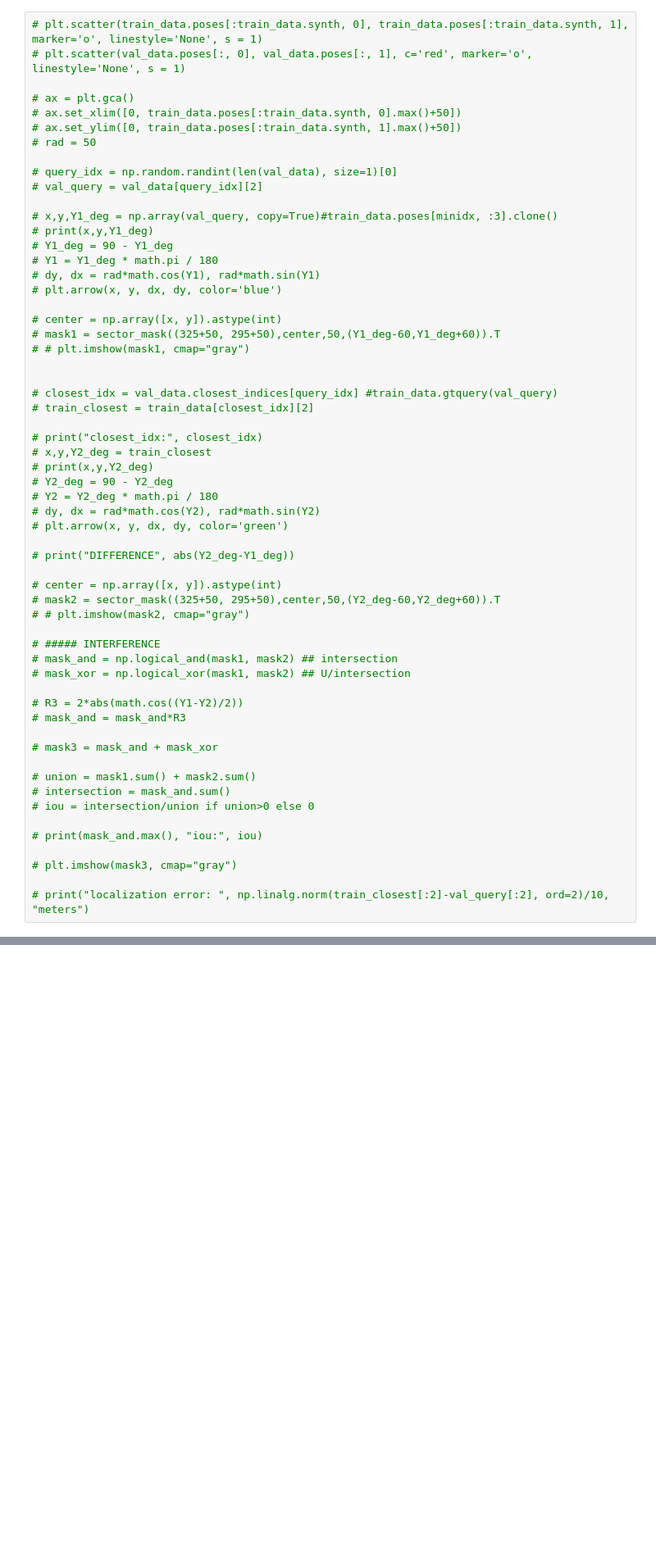
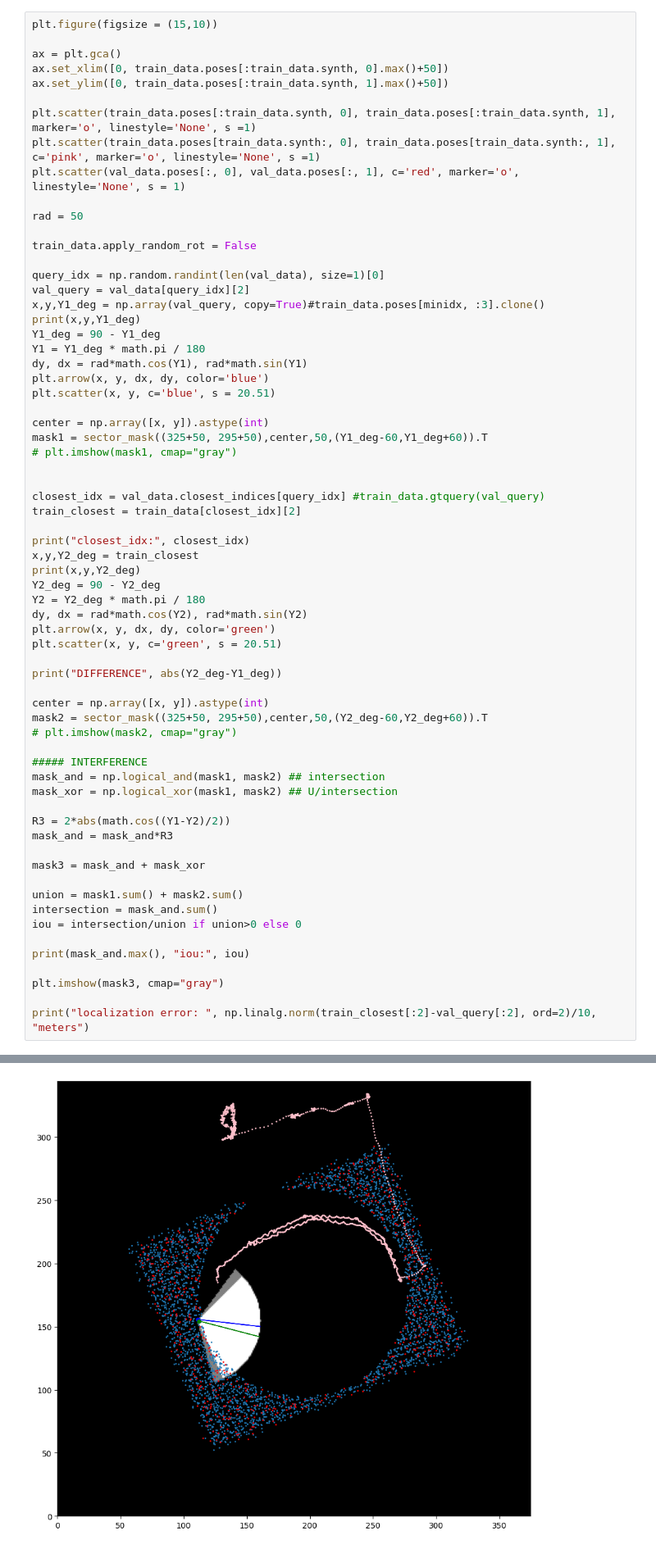
Before and after one commit to Bender97/SonarDescriptor-DF, a Jupyter notebook: SonarDescriptor_method-Copy1.ipynb, the cells around one changed output, grey strips where cells are left out. Shown at 82% size. Drawn from its saved outputs; the diff is of its cells as text; blank space fills up the shorter version.

Commit message:
real poses are taking into consideration, it works also for new dataset

```diff
--- a/SonarDescriptor_method-Copy1.ipynb
+++ b/SonarDescriptor_method-Copy1.ipynb
@@ -351,59 +358,67 @@ plt.imshow(query_real_image.detach().cpu().numpy()[0, :, :], cmap='gray')
 # %%
-# plt.scatter(train_data.poses[:train_data.synth, 0], train_data.poses[:train_data.synth, 1], marker='o', linestyle='None', s = 1)
-# plt.scatter(val_data.poses[:, 0], val_data.poses[:, 1], c='red', marker='o', linestyle='None', s = 1)
+plt.figure(figsize = (15,10))
 
-# ax = plt.gca()
-# ax.set_xlim([0, train_data.poses[:train_data.synth, 0].max()+50])
-# ax.set_ylim([0, train_data.poses[:train_data.synth, 1].max()+50])
-# rad = 50
+ax = plt.gca()
+ax.set_xlim([0, train_data.poses[:train_data.synth, 0].max()+50])
+ax.set_ylim([0, train_data.poses[:train_data.synth, 1].max()+50])
 
-# query_idx = np.random.randint(len(val_data), size=1)[0]
-# val_query = val_data[query_idx][2]
+plt.scatter(train_data.poses[:train_data.synth, 0], train_data.poses[:train_data.synth, 1], marker='o', linestyle='None', s =1)
+plt.scatter(train_data.poses[train_data.synth:, 0], train_data.poses[train_data.synth:, 1], c='pink', marker='o', linestyle='None', s =1)
+plt.scatter(val_data.poses[:, 0], val_data.poses[:, 1], c='red', marker='o', linestyle='None', s = 1)
 
-# x,y,Y1_deg = np.array(val_query, copy=True)#train_data.poses[minidx, :3].clone()
-# print(x,y,Y1_deg)
-# Y1_deg = 90 - Y1_deg
-# Y1 = Y1_deg * math.pi / 180
-# dy, dx = rad*math.cos(Y1), rad*math.sin(Y1)
-# plt.arrow(x, y, dx, dy, color='blue')
+rad = 50
 
-# center = np.array([x, y]).astype(int)
-# mask1 = sector_mask((325+50, 295+50),center,50,(Y1_deg-60,Y1_deg+60)).T
-# # plt.imshow(mask1, cmap="gray")
+train_data.apply_random_rot = False
+
+query_idx = np.random.randint(len(val_data), size=1)[0]
+val_query = val_data[query_idx][2]
+x,y,Y1_deg = np.array(val_query, copy=True)#train_data.poses[minidx, :3].clone()
+print(x,y,Y1_deg)
+Y1_deg = 90 - Y1_deg
+Y1 = Y1_deg * math.pi / 180
+dy, dx = rad*math.cos(Y1), rad*math.sin(Y1)
+plt.arrow(x, y, dx, dy, color='blue')
+plt.scatter(x, y, c='blue', s = 20.51)
+
+center = np.array([x, y]).astype(int)
+mask1 = sector_mask((325+50, 295+50),center,50,(Y1_deg-60,Y1_deg+60)).T
+# plt.imshow(mask1, cmap="gray")
 
 
-# closest_idx = val_data.closest_indices[query_idx] #train_data.gtquery(val_query)
-# train_closest = train_data[closest_idx][2]
+closest_idx = val_data.closest_indices[query_idx] #train_data.gtquery(val_query)
+train_closest = train_data[closest_idx][2]
 
-# print("closest_idx:", closest_idx)
-# x,y,Y2_deg = train_closest
-# print(x,y,Y2_deg)
-# Y2_deg = 90 - Y2_deg
-# Y2 = Y2_deg * math.pi / 180
-# dy, dx = rad*math.cos(Y2), rad*math.sin(Y2)
-# plt.arrow(x, y, dx, dy, color='green')
+print("closest_idx:", closest_idx)
+x,y,Y2_deg = train_closest
+print(x,y,Y2_deg)
+Y2_deg = 90 - Y2_deg
+Y2 = Y2_deg * math.pi / 180
+dy, dx = rad*math.cos(Y2), rad*math.sin(Y2)
+plt.arrow(x, y, dx, dy, color='green')
+plt.scatter(x, y, c='green', s = 20.51)
 
-# print("DIFFERENCE", abs(Y2_deg-Y1_deg))
+print("DIFFERENCE", abs(Y2_deg-Y1_deg))
 
-# center = np.array([x, y]).astype(int)
-# mask2 = sector_mask((325+50, 295+50),center,50,(Y2_deg-60,Y2_deg+60)).T
-# # plt.imshow(mask2, cmap="gray")
+center = np.array([x, y]).astype(int)
+mask2 = sector_mask((325+50, 295+50),center,50,(Y2_deg-60,Y2_deg+60)).T
+# plt.imshow(mask2, cmap="gray")
 
-# ##### INTERFERENCE
-# mask_and = np.logical_and(mask1, mask2) ## intersection
-# mask_xor = np.logical_xor(mask1, mask2) ## U/intersection
+##### INTERFERENCE
+mask_and = np.logical_and(mask1, mask2) ## intersection
+mask_xor = np.logical_xor(mask1, mask2) ## U/intersection
 
-# R3 = 2*abs(math.cos((Y1-Y2)/2))
-# mask_and = mask_and*R3
+R3 = 2*abs(math.cos((Y1-Y2)/2))
+mask_and = mask_and*R3
 
-# mask3 = mask_and + mask_xor
+mask3 = mask_and + mask_xor
 
-# union = mask1.sum() + mask2.sum()
-# intersection = mask_and.sum()
-# iou = intersection/union if union>0 else 0
+union = mask1.sum() + mask2.sum()
+intersection = mask_and.sum()
+iou = intersection/union if union>0 else 0
 
-# print(mask_and.max(), "iou:", iou)
+print(mask_and.max(), "iou:", iou)
 
-# plt.imshow(mask3, cmap="gray")
+plt.imshow(mask3, cmap="gray")
 
-# print("localization error: ", np.linalg.norm(train_closest[:2]-val_query[:2], ord=2)/10, "meters")
+print("localization error: ", np.linalg.norm(train_closest[:2]-val_query[:2], ord=2)/10, "meters")
+# %% [output]
@@ -410,3 +431,4 @@ plt.imshow(query_real_image.detach().cpu().numpy()[0, :, :], cmap='gray')
+[figure, added]
 # %%
 batch = 8
 k = batch * (batch-1)
```
Also changed, not shown: parts of 9 cells of this notebook.
